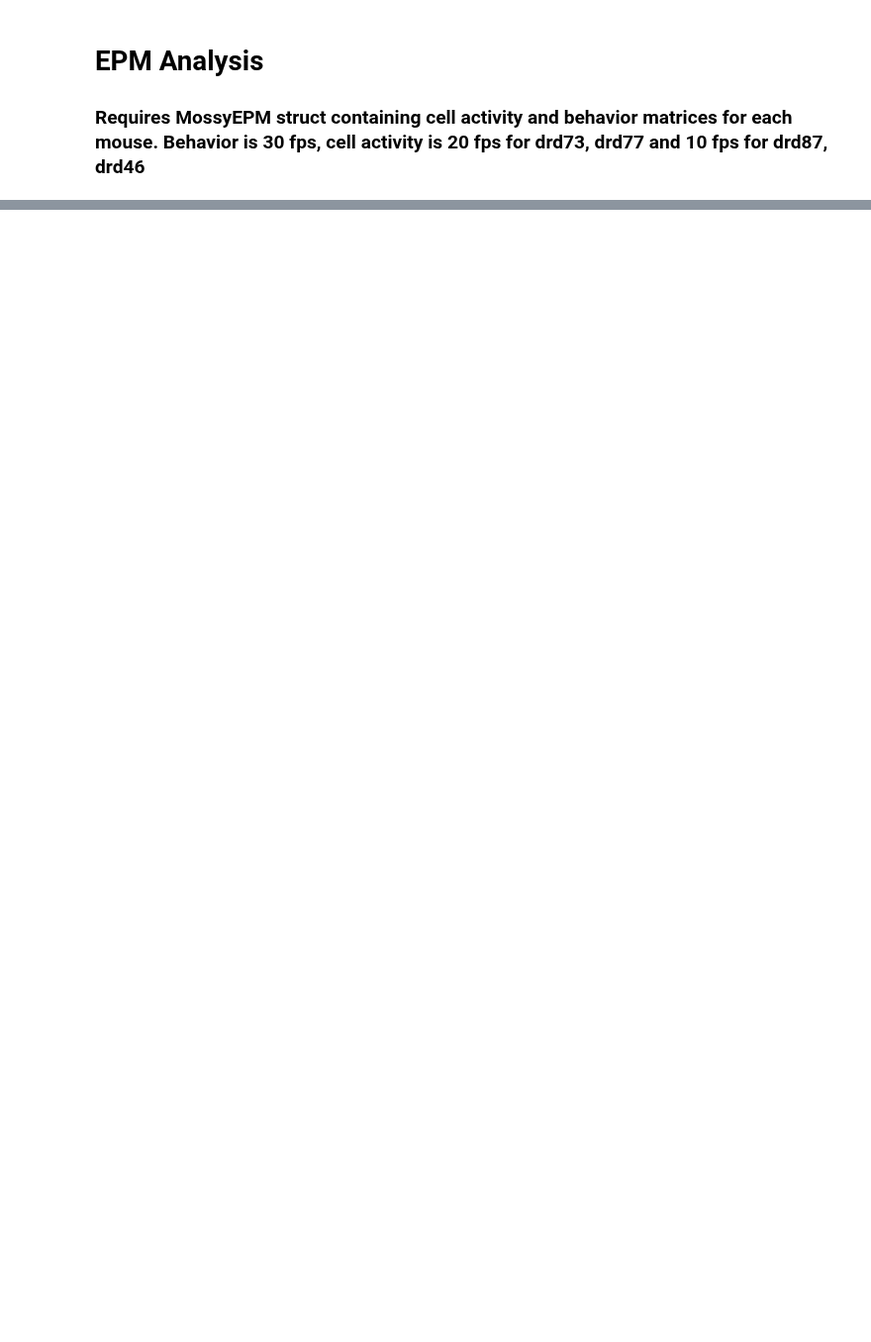
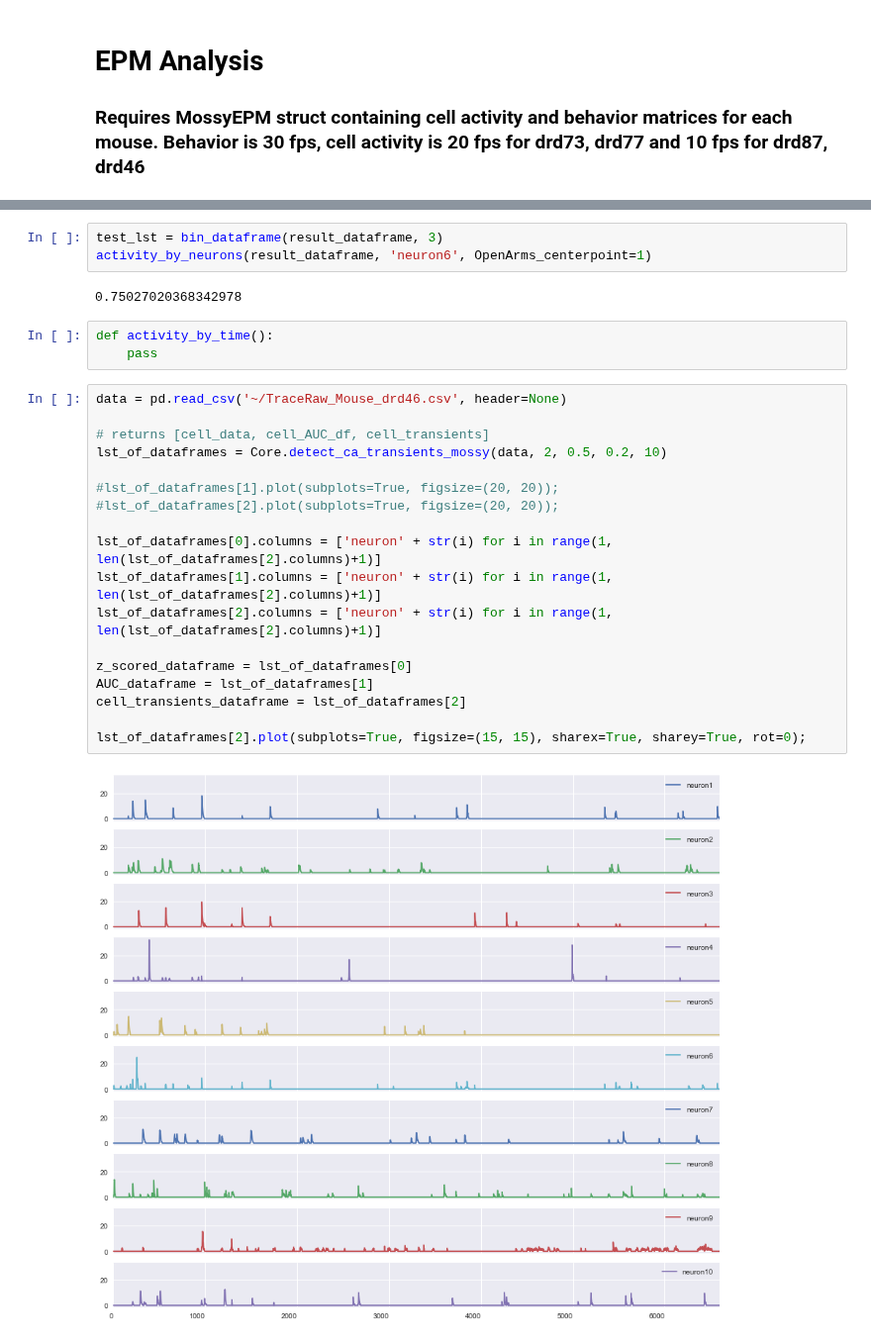
Before and after one commit to smu160/PvsNP, a Jupyter notebook: EPM_Analysis.ipynb, the cells around one changed output, grey strips where cells are left out. Shown at 99% size. Cells and saved outputs as stored; diff of their text form; blank space fills up the shorter version.

```diff
--- a/EPM_Analysis.ipynb
+++ b/EPM_Analysis.ipynb
@@ -25 +36,29 @@ AUC_dataframe = lst_of_dataframes[1]
+# %%
+test_lst = bin_dataframe(result_dataframe, 3)
+activity_by_neurons(result_dataframe, 'neuron6', OpenArms_centerpoint=1)
+# %% [output]
+0.75027020368342978
+# %%
+def activity_by_time():
+    pass
+# %%
+data = pd.read_csv('~/TraceRaw_Mouse_drd46.csv', header=None)
+
+# returns [cell_data, cell_AUC_df, cell_transients]
+lst_of_dataframes = Core.detect_ca_transients_mossy(data, 2, 0.5, 0.2, 10)
+
+#lst_of_dataframes[1].plot(subplots=True, figsize=(20, 20));
+#lst_of_dataframes[2].plot(subplots=True, figsize=(20, 20));
+
+lst_of_dataframes[0].columns = ['neuron' + str(i) for i in range(1, len(lst_of_dataframes[2].columns)+1)]
+lst_of_dataframes[1].columns = ['neuron' + str(i) for i in range(1, len(lst_of_dataframes[2].columns)+1)]
+lst_of_dataframes[2].columns = ['neuron' + str(i) for i in range(1, len(lst_of_dataframes[2].columns)+1)]
+
+z_scored_dataframe = lst_of_dataframes[0]
+AUC_dataframe = lst_of_dataframes[1]
+cell_transients_dataframe = lst_of_dataframes[2]
+
+lst_of_dataframes[2].plot(subplots=True, figsize=(15, 15), sharex=True, sharey=True, rot=0);
+# %% [output]
+[figure, added]
 # %%
```
Also changed, not shown: parts of 14 cells of this notebook.
